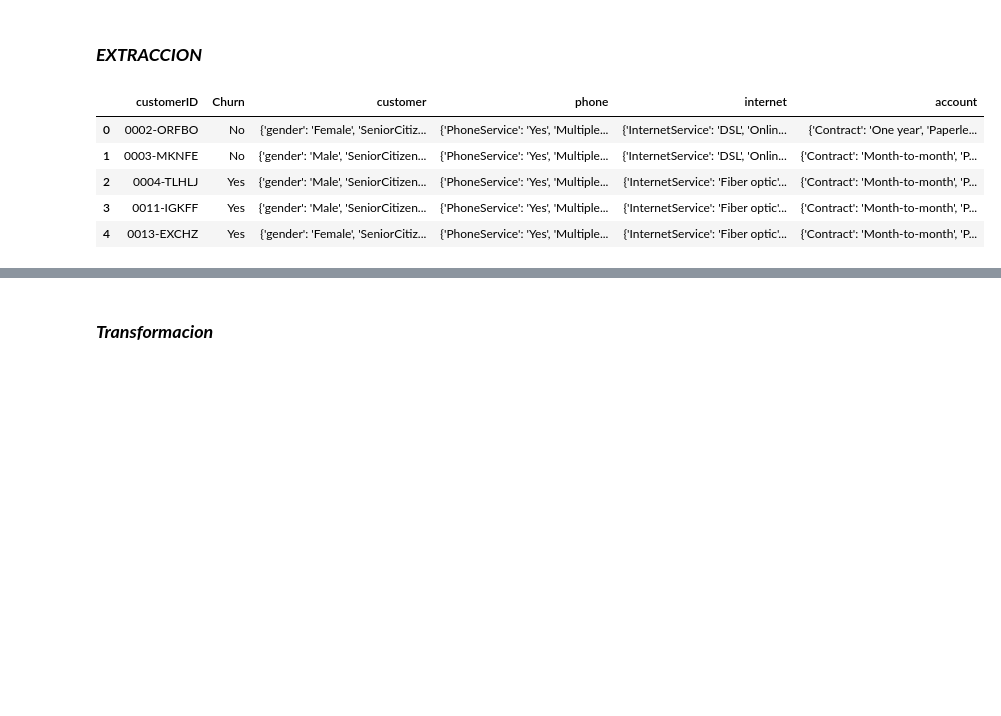
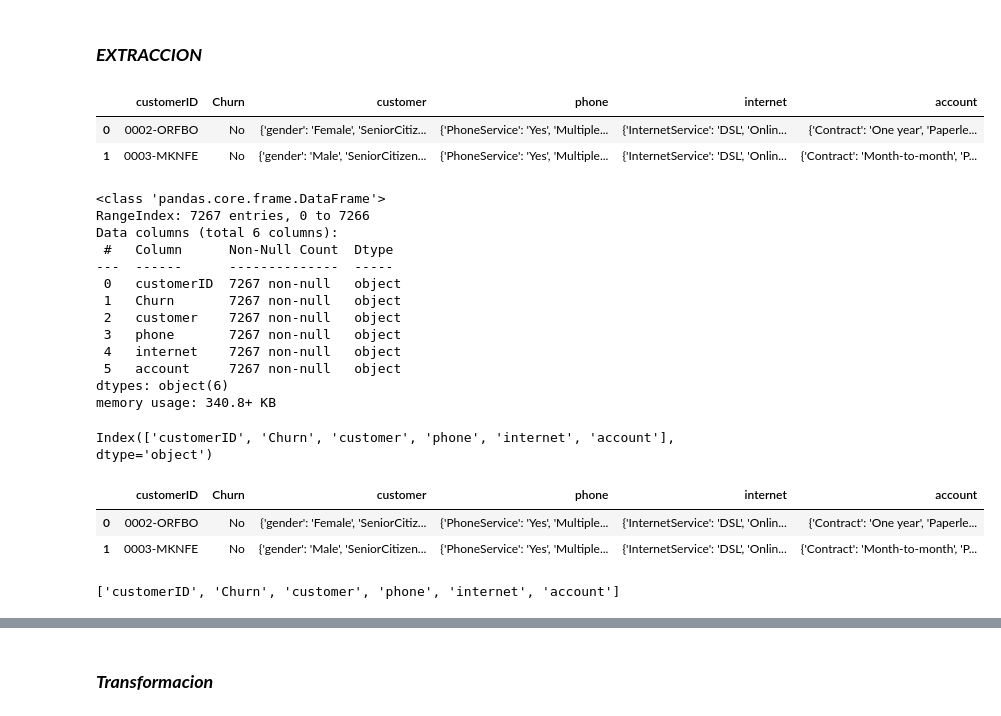
Before and after one commit to Brianbrowncoopman/challenge_desafio_telecom_x, a Jupyter notebook: desafio_telecom_X.ipynb, the cells around one changed output, grey strips where cells are left out. Cells and saved outputs as stored; diff of their text form; code cells hidden in the pictures; blank space fills up the shorter version.

```diff
--- a/desafio_telecom_X.ipynb
+++ b/desafio_telecom_X.ipynb
@@ -8,11 +11,35 @@ import pandas as pd
 # %%
 df_datos_originales = pd.read_json('/content/TelecomX_Data.json' )
 # %%
-df_datos_originales.head()
+df_datos_originales.head(2)
 # %% [output]
 |  | customerID | Churn | customer | phone | internet | account |
 | 0 | 0002-ORFBO | No | {'gender': 'Female', 'SeniorCitiz... | {'PhoneService': 'Yes', 'Multiple... | {'InternetService': 'DSL', 'Onlin... | {'Contract': 'One year', 'Paperle... |
 | 1 | 0003-MKNFE | No | {'gender': 'Male', 'SeniorCitizen... | {'PhoneService': 'Yes', 'Multiple... | {'InternetService': 'DSL', 'Onlin... | {'Contract': 'Month-to-month', 'P... |
-| 2 | 0004-TLHLJ | Yes | {'gender': 'Male', 'SeniorCitizen... | {'PhoneService': 'Yes', 'Multiple... | {'InternetService': 'Fiber optic'... | {'Contract': 'Month-to-month', 'P... |
-| 3 | 0011-IGKFF | Yes | {'gender': 'Male', 'SeniorCitizen... | {'PhoneService': 'Yes', 'Multiple... | {'InternetService': 'Fiber optic'... | {'Contract': 'Month-to-month', 'P... |
-| 4 | 0013-EXCHZ | Yes | {'gender': 'Female', 'SeniorCitiz... | {'PhoneService': 'Yes', 'Multiple... | {'InternetService': 'Fiber optic'... | {'Contract': 'Month-to-month', 'P... |
+# %%
+df_datos_originales.info()
+# %% [output]
+<class 'pandas.core.frame.DataFrame'>
+RangeIndex: 7267 entries, 0 to 7266
+Data columns (total 6 columns):
+ #   Column      Non-Null Count  Dtype
+---  ------      --------------  -----
+ 0   customerID  7267 non-null   object
+ 1   Churn       7267 non-null   object
+ 2   customer    7267 non-null   object
+ 3   phone       7267 non-null   object
+ 4   internet    7267 non-null   object
+ 5   account     7267 non-null   object
+dtypes: object(6)
+memory usage: 340.8+ KB
+# %%
+print(df_datos_originales.columns)
+# %% [output]
+Index(['customerID', 'Churn', 'customer', 'phone', 'internet', 'account'], dtype='object')
+# %%
+pd.json_normalize(df_datos_originales['customerID'])
+df_datos_originales.head(2)
+# %% [output]
+|  | customerID | Churn | customer | phone | internet | account |
+| 0 | 0002-ORFBO | No | {'gender': 'Female', 'SeniorCitiz... | {'PhoneService': 'Yes', 'Multiple... | {'InternetService': 'DSL', 'Onlin... | {'Contract': 'One year', 'Paperle... |
+| 1 | 0003-MKNFE | No | {'gender': 'Male', 'SeniorCitizen... | {'PhoneService': 'Yes', 'Multiple... | {'InternetService': 'DSL', 'Onlin... | {'Contract': 'Month-to-month', 'P... |
@@ -18,0 +48,5 @@ df_datos_originales.head()
+# %%
+columnas = list(df_datos_originales.columns)
+columnas
+# %% [output]
+['customerID', 'Churn', 'customer', 'phone', 'internet', 'account']
```
Also changed, not shown: parts of 12 cells of this notebook.
